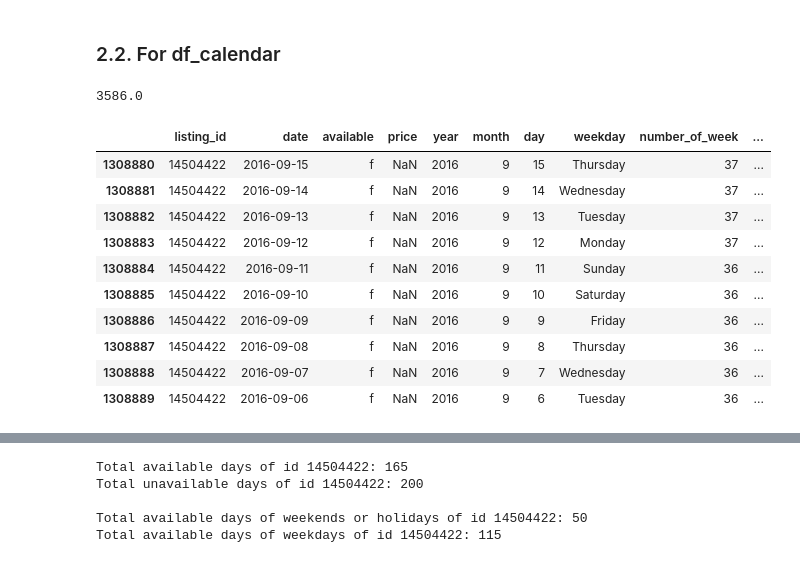
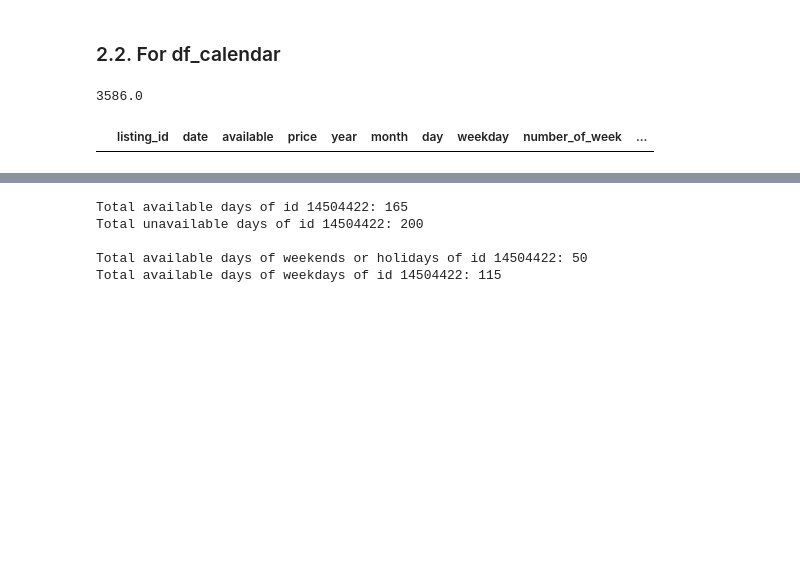
Before and after one commit to dalpengholic/Udacity_Boston-AirBNB-Data, a Jupyter notebook: p4_Boston_AirBnB_with CRISP-DM.ipynb, the cells around one changed output, grey strips where cells are left out. Cells and saved outputs as stored; diff of their text form; code cells hidden in the pictures; blank space fills up the shorter version.

```diff
--- a/p4_Boston_AirBnB_with CRISP-DM.ipynb
+++ b/p4_Boston_AirBnB_with CRISP-DM.ipynb
@@ -128,6 +129,9 @@ print("# of bed_type:",df_listing.bed_type.unique())
 
 def modify_calendar(df_calendar):
     '''
+    This function creates 'year', 'month', 'day', 'weekday',  and 'week_number' columns from 'date' coulmn of df_calendar
+    and remove '$' string from 'price' coulmn.
+
     Input : a Pandas dataframe having a date data column
     Output : a Pandas dataframe having year, month, day, weekday, us_holiday columns
     '''
@@ -138,9 +142,11 @@ def modify_calendar(df_calendar):
     df_calendar['month'] = pd.DatetimeIndex(df_calendar['date']).month
     df_calendar['day'] = pd.DatetimeIndex(df_calendar['date']).day
     df_calendar['weekday'] = pd.DatetimeIndex(df_calendar['date']).weekday
-    df_calendar['number_of_week'] = pd.DatetimeIndex(df_calendar['date']).week
-    df_calendar['price'].replace(to_replace="\$([0-9,\.]+).*", value=r"\1", regex=True, inplace=True)
-
+    df_calendar['week_number'] = pd.DatetimeIndex(df_calendar['date']).week
+#     df_calendar['price'].replace(to_replace="\$([0-9,\.]+).*", value=r"\1", regex=True, inplace=True)
+    df_calendar['price']= df_calendar['price'].str.replace('$','')
+    df_calendar['price']=df_calendar['price'].str.replace(',','')
+    df_calendar['price'] = df_calendar['price'].astype(float)
 
     # Add us_holiday column
     cal = calendar()
@@ -154,7 +160,6 @@ def modify_calendar(df_calendar):
     # Replace values in weekday column
     df_calendar['weekday'].replace({0:'Monday', 1:'Tuesday', 2:'Wednesday', 3:'Thursday',4:'Friday', 5:'Saturday', 6:'Sunday'}, inplace=True)
 
-
     return df_calendar
 # %%
 # cal = calendar()
@@ -166,18 +171,9 @@ def modify_calendar(df_calendar):
 # %%
 df_cal_modified = modify_calendar(df_calendar)
 print(df_cal_modified.shape[0]/365)
-df_cal_modified.tail(n=10)
+# df_cal_modified.tail(n=10)
+
 # Each listing_id has 365 rows
 # %% [output]
 3586.0
 |  | listing_id | date | available | price | year | month | day | weekday | number_of_week | ... |
-| 1308880 | 14504422 | 2016-09-15 | f | NaN | 2016 | 9 | 15 | Thursday | 37 | ... |
-| 1308881 | 14504422 | 2016-09-14 | f | NaN | 2016 | 9 | 14 | Wednesday | 37 | ... |
-| 1308882 | 14504422 | 2016-09-13 | f | NaN | 2016 | 9 | 13 | Tuesday | 37 | ... |
-| 1308883 | 14504422 | 2016-09-12 | f | NaN | 2016 | 9 | 12 | Monday | 37 | ... |
-| 1308884 | 14504422 | 2016-09-11 | f | NaN | 2016 | 9 | 11 | Sunday | 36 | ... |
-| 1308885 | 14504422 | 2016-09-10 | f | NaN | 2016 | 9 | 10 | Saturday | 36 | ... |
-| 1308886 | 14504422 | 2016-09-09 | f | NaN | 2016 | 9 | 9 | Friday | 36 | ... |
-| 1308887 | 14504422 | 2016-09-08 | f | NaN | 2016 | 9 | 8 | Thursday | 36 | ... |
-| 1308888 | 14504422 | 2016-09-07 | f | NaN | 2016 | 9 | 7 | Wednesday | 36 | ... |
-| 1308889 | 14504422 | 2016-09-06 | f | NaN | 2016 | 9 | 6 | Tuesday | 36 | ... |
```
Also changed, not shown: parts of 6 cells of this notebook.
